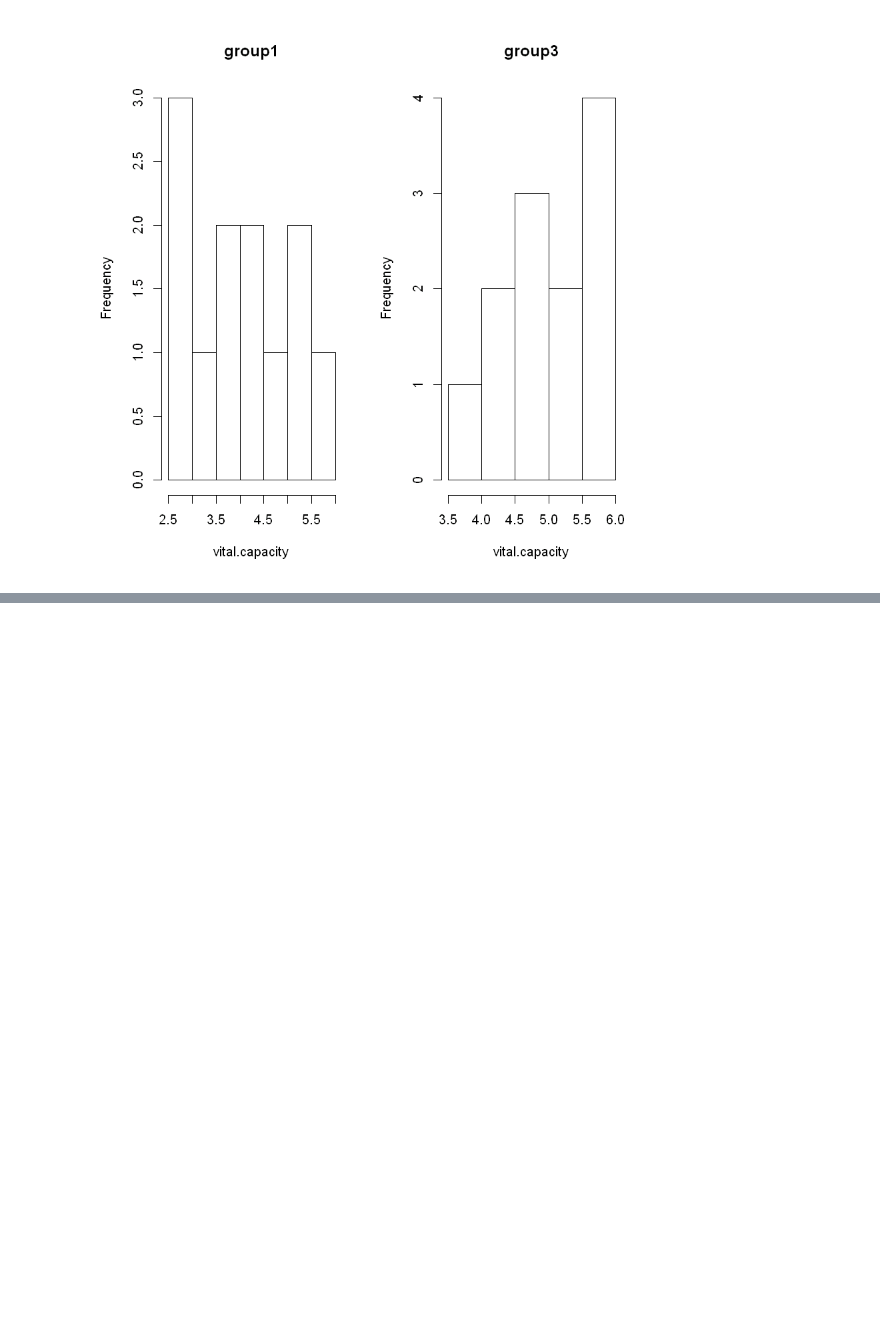
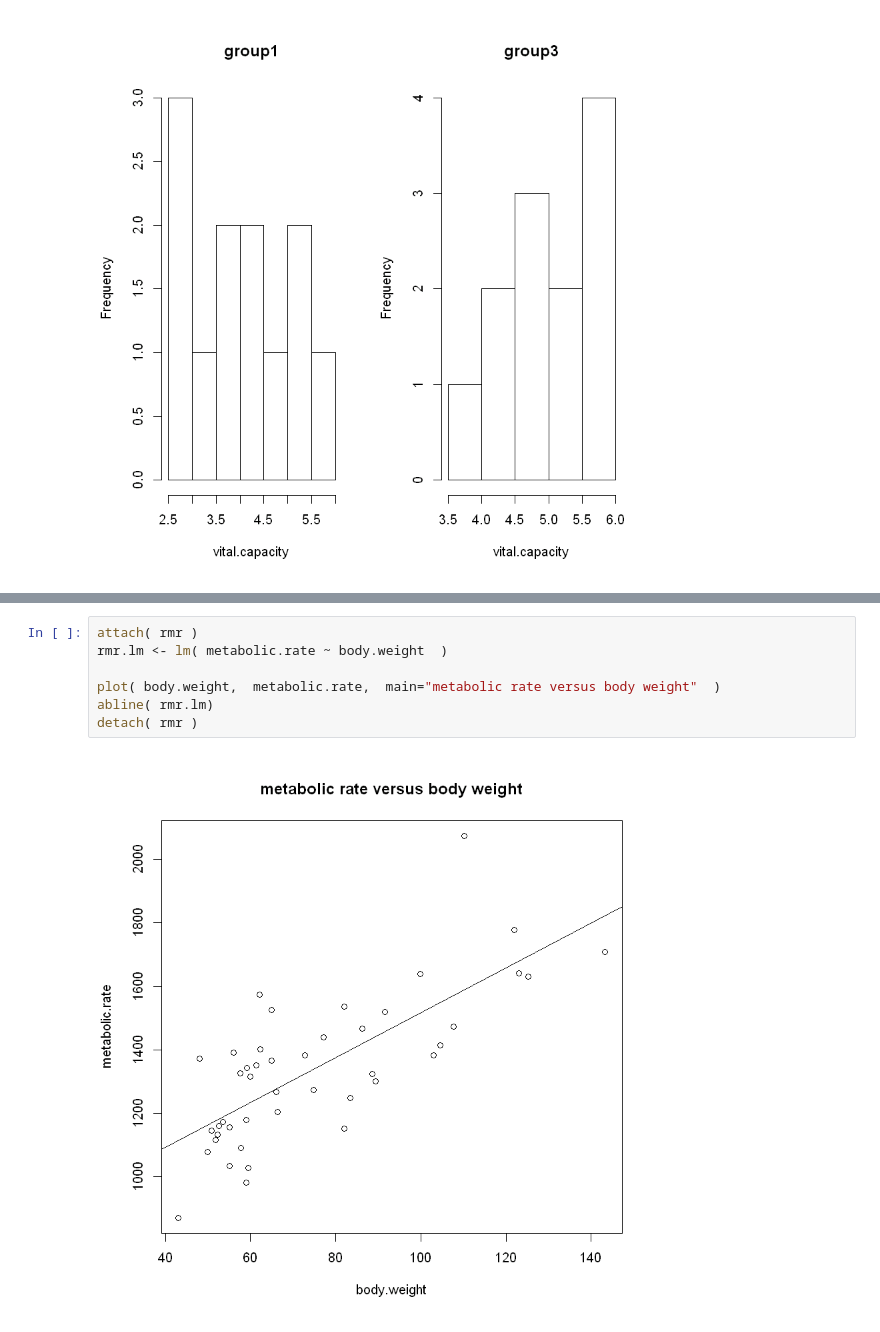
Before and after one commit to braveji18/mystudy, a Jupyter notebook: 01_school/12_데이터분석방법론1/homework_01.ipynb, the cells around one changed output, grey strips where cells are left out. Cells and saved outputs as stored; diff of their text form; blank space fills up the shorter version.

```diff
--- a/01_school/12_데이터분석방법론1/homework_01.ipynb
+++ b/01_school/12_데이터분석방법론1/homework_01.ipynb
@@ -239,0 +339,9 @@ par(mfrow=c(1,1))
+# %%
+attach( rmr )
+rmr.lm <- lm( metabolic.rate ~ body.weight  )
+
+plot( body.weight,  metabolic.rate,  main="metabolic rate versus body weight"  )
+abline( rmr.lm)
+detach( rmr )
+# %% [output]
+[figure, added]
```
Also changed, not shown: parts of 19 cells of this notebook.
